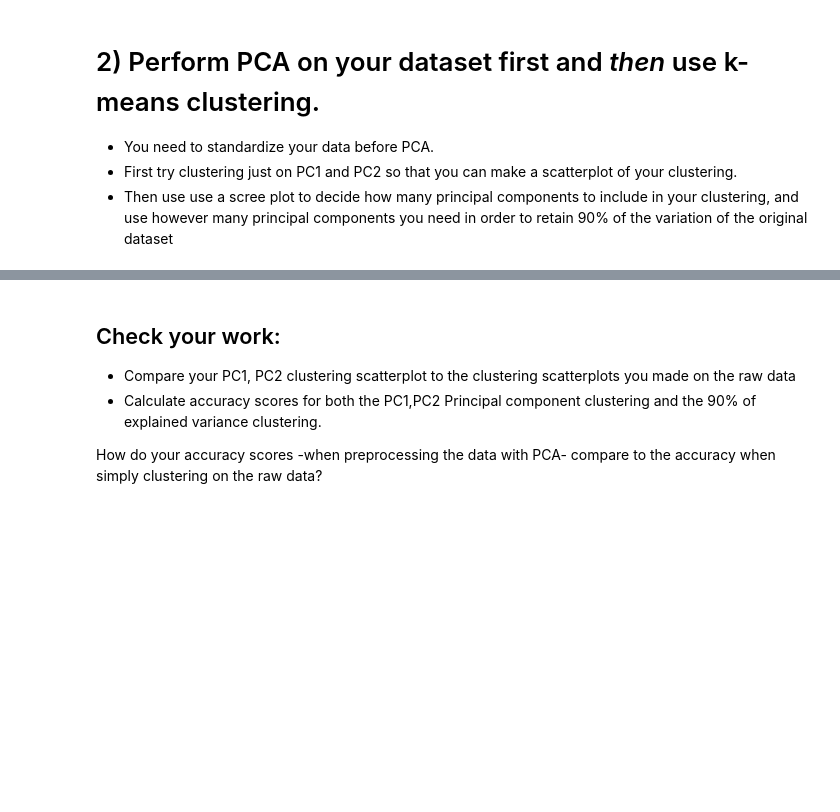
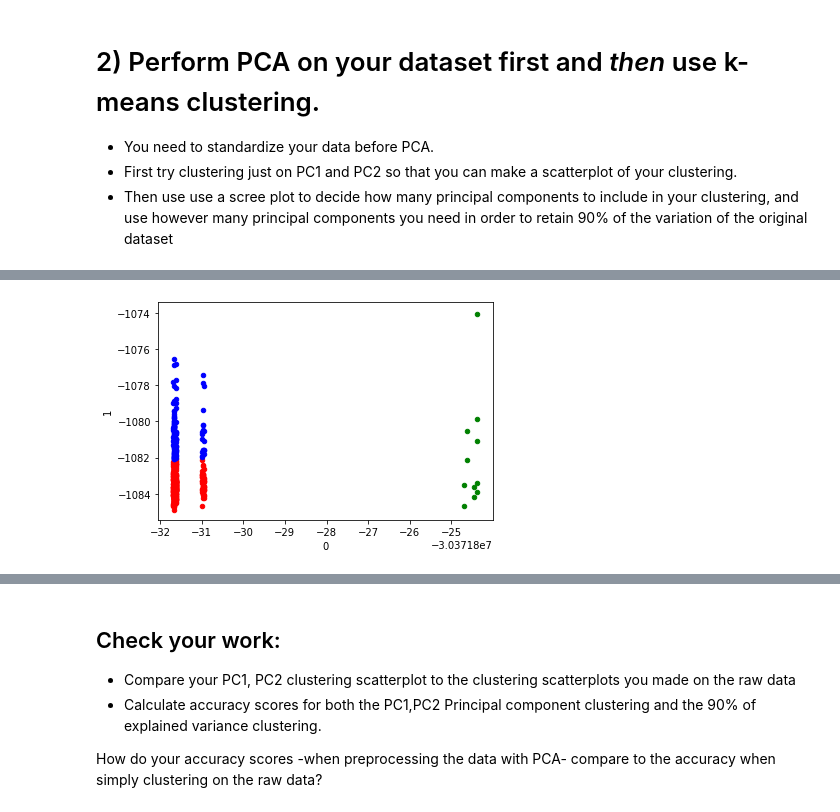
Before and after one commit to ekoly/DS-Unit-1-Sprint-3-Linear-Algebra, a Jupyter notebook: module4-clustering/LS_DS_134_Clustering_Assignment.ipynb, the cells around one changed output, grey strips where cells are left out. Cells and saved outputs as stored; diff of their text form; code cells hidden in the pictures; blank space fills up the shorter version.

```diff
--- a/module4-clustering/LS_DS_134_Clustering_Assignment.ipynb
+++ b/module4-clustering/LS_DS_134_Clustering_Assignment.ipynb
@@ -157,0 +206,4 @@ This is something that in a truly unsupervised learning situation **WOULD NOT BE
+# %%
+#b = np.append(B, np.array(km.labels_).reshape(-1, 1), axis=1)
+b = pd.DataFrame(b)
+b
@@ -157,0 +224,10 @@ This is something that in a truly unsupervised learning situation **WOULD NOT BE
+# %%
+colors = {0: "red", 1: "blue", 2: "green"}
+fig, ax = plt.subplots()
+
+for key, group in b.groupby(by=2):
+  group.plot(ax=ax, kind="scatter", x=0, y=1, color=colors[key])
+
+plt.show()
+# %% [output]
+[figure, added]
```
Also changed, not shown: parts of 14 cells of this notebook.
